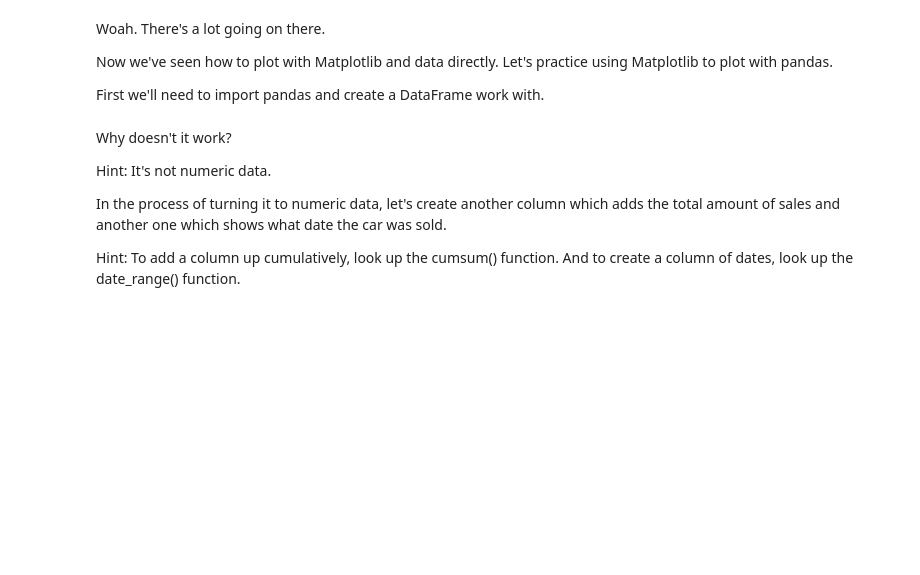
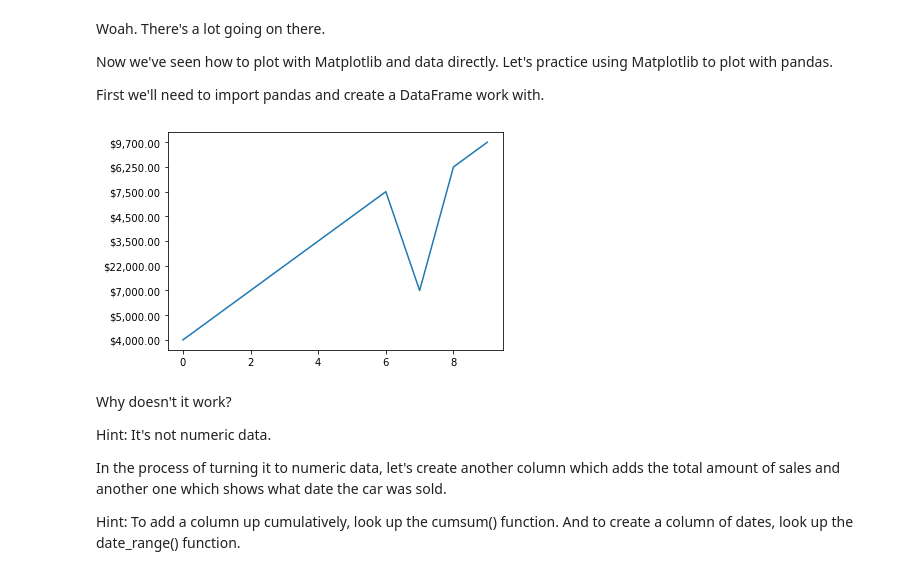
Before and after one commit to lemirser/MachineLearning, a Jupyter notebook: Exercise/matplotlib-exercises.ipynb, the cells around one changed output. Drawn from its saved outputs; the diff is of its cells as text; code cells hidden in the pictures; blank space fills up the shorter version.

```diff
--- a/Exercise/matplotlib-exercises.ipynb
+++ b/Exercise/matplotlib-exercises.ipynb
@@ -222,5 +244,8 @@ First we'll need to import pandas and create a DataFrame work with.
 # %%
 # Try to plot the 'Price' column using the plot() function
+plt.plot(car_sales["Price"]);
+# %% [output]
+[figure, added]
 # %% [markdown]
 Why doesn't it work?
 
```
Also changed, not shown: parts of 26 cells of this notebook.
